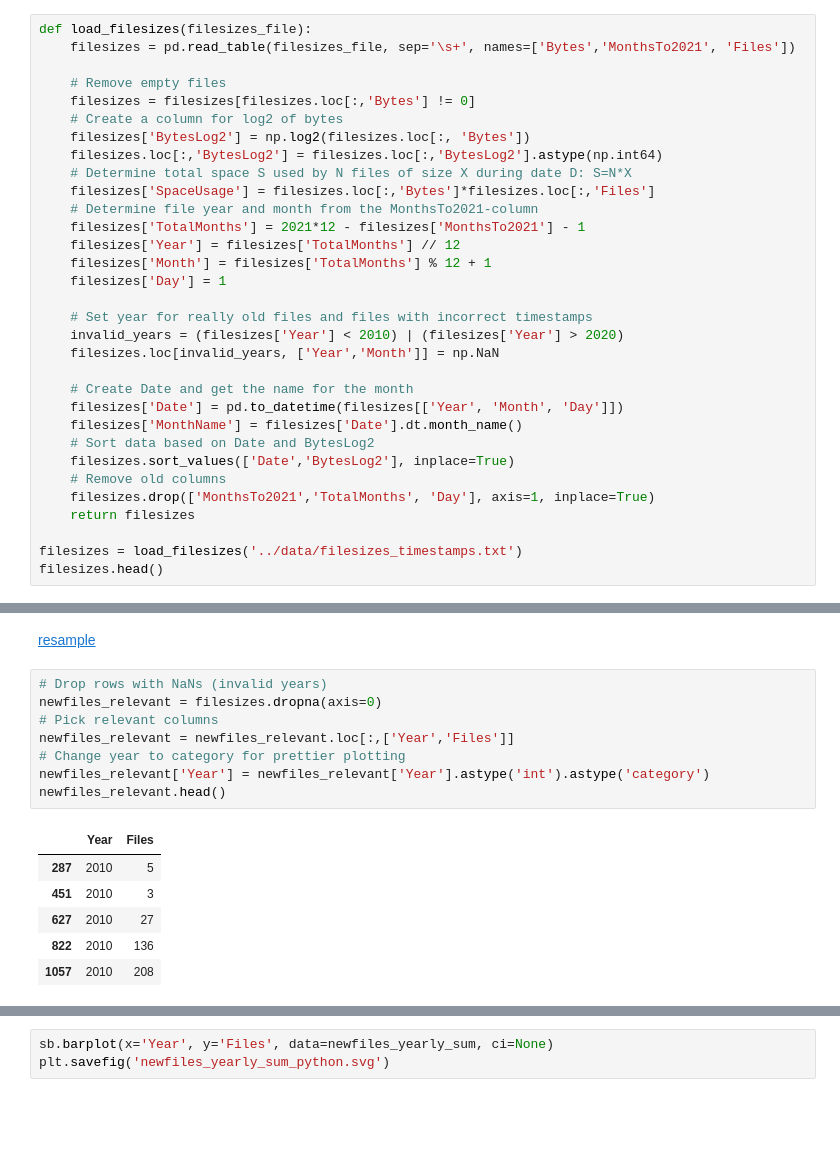
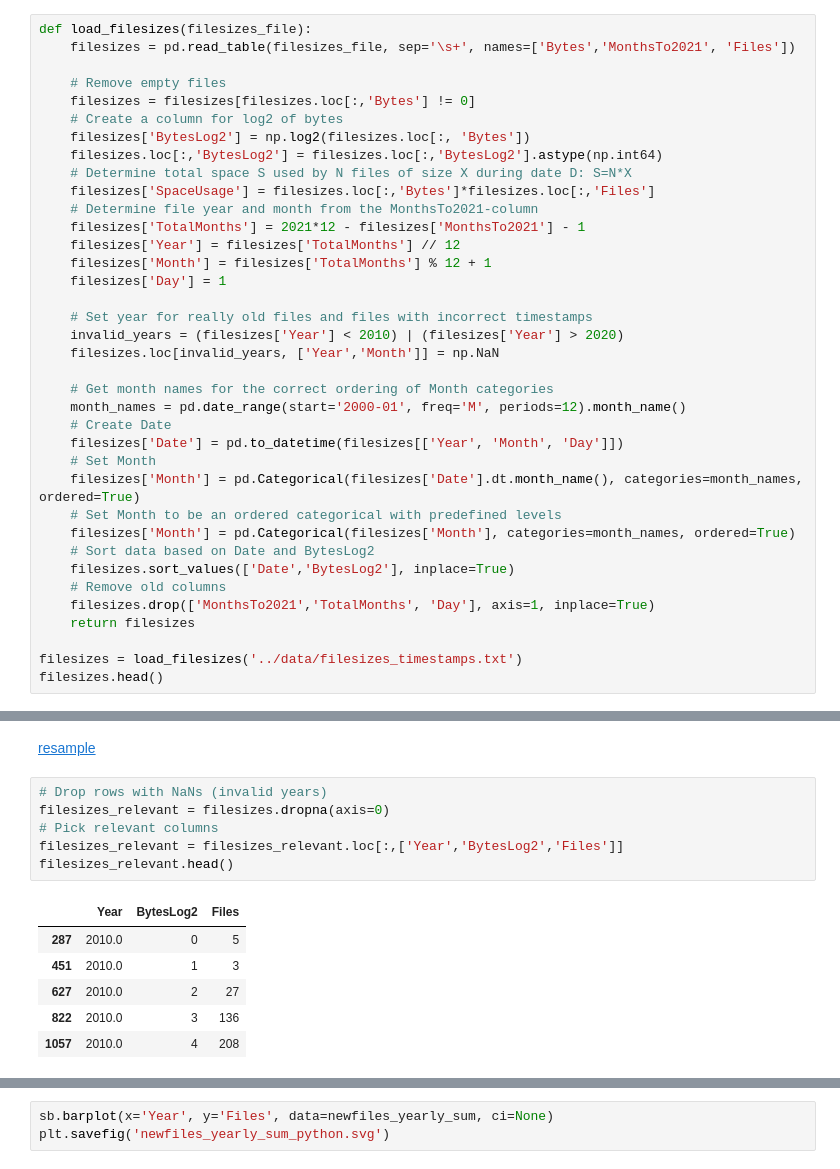
Before and after one commit to AaltoSciComp/data-analysis-workflows-course, a Jupyter notebook: python_exercises/ch3-python-lecture.ipynb, the cells around one changed output, grey strips where cells are left out. Cells and saved outputs as stored; diff of their text form; blank space fills up the shorter version.

```diff
--- a/python_exercises/ch3-python-lecture.ipynb
+++ b/python_exercises/ch3-python-lecture.ipynb
@@ -35,9 +35,14 @@ def load_filesizes(filesizes_file):
     invalid_years = (filesizes['Year'] < 2010) | (filesizes['Year'] > 2020)
     filesizes.loc[invalid_years, ['Year','Month']] = np.NaN
 
-    # Create Date and get the name for the month
+    # Get month names for the correct ordering of Month categories
+    month_names = pd.date_range(start='2000-01', freq='M', periods=12).month_name()
+    # Create Date
     filesizes['Date'] = pd.to_datetime(filesizes[['Year', 'Month', 'Day']])
-    filesizes['MonthName'] = filesizes['Date'].dt.month_name()
+    # Set Month
+    filesizes['Month'] = pd.Categorical(filesizes['Date'].dt.month_name(), categories=month_names, ordered=True)
+    # Set Month to be an ordered categorical with predefined levels
+    filesizes['Month'] = pd.Categorical(filesizes['Month'], categories=month_names, ordered=True)
     # Sort data based on Date and BytesLog2
     filesizes.sort_values(['Date','BytesLog2'], inplace=True)
     # Remove old columns
@@ -57,19 +62,17 @@ filesizes.head()
 [resample](https://pandas.pydata.org/pandas-docs/stable/reference/api/pandas.Series.resample.html#pandas.Series.resample)
 # %%
 # Drop rows with NaNs (invalid years)
-newfiles_relevant = filesizes.dropna(axis=0)
+filesizes_relevant = filesizes.dropna(axis=0)
 # Pick relevant columns
-newfiles_relevant = newfiles_relevant.loc[:,['Year','Files']]
-# Change year to category for prettier plotting
-newfiles_relevant['Year'] = newfiles_relevant['Year'].astype('int').astype('category')
-newfiles_relevant.head()
+filesizes_relevant = filesizes_relevant.loc[:,['Year','BytesLog2','Files']]
+filesizes_relevant.head()
 # %% [output]
-|  | Year | Files |
-| 287 | 2010 | 5 |
-| 451 | 2010 | 3 |
-| 627 | 2010 | 27 |
-| 822 | 2010 | 136 |
-| 1057 | 2010 | 208 |
+|  | Year | BytesLog2 | Files |
+| 287 | 2010.0 | 0 | 5 |
+| 451 | 2010.0 | 1 | 3 |
+| 627 | 2010.0 | 2 | 27 |
+| 822 | 2010.0 | 3 | 136 |
+| 1057 | 2010.0 | 4 | 208 |
 # %%
 print(newfiles_relevant.shape)
 
```
Also changed, not shown: parts of 5 cells of this notebook, 2 other files.
